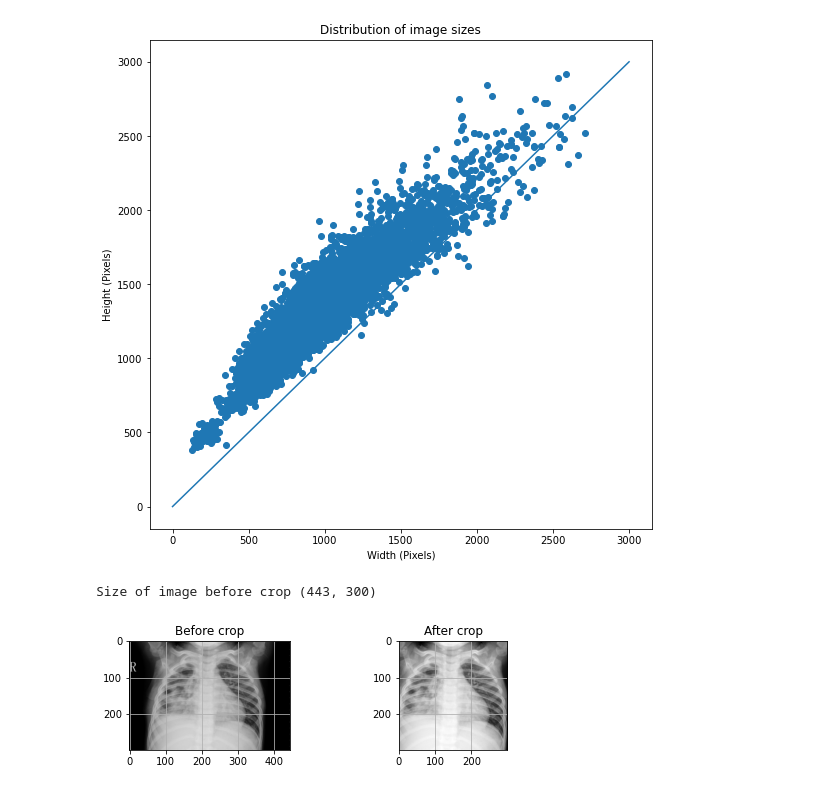
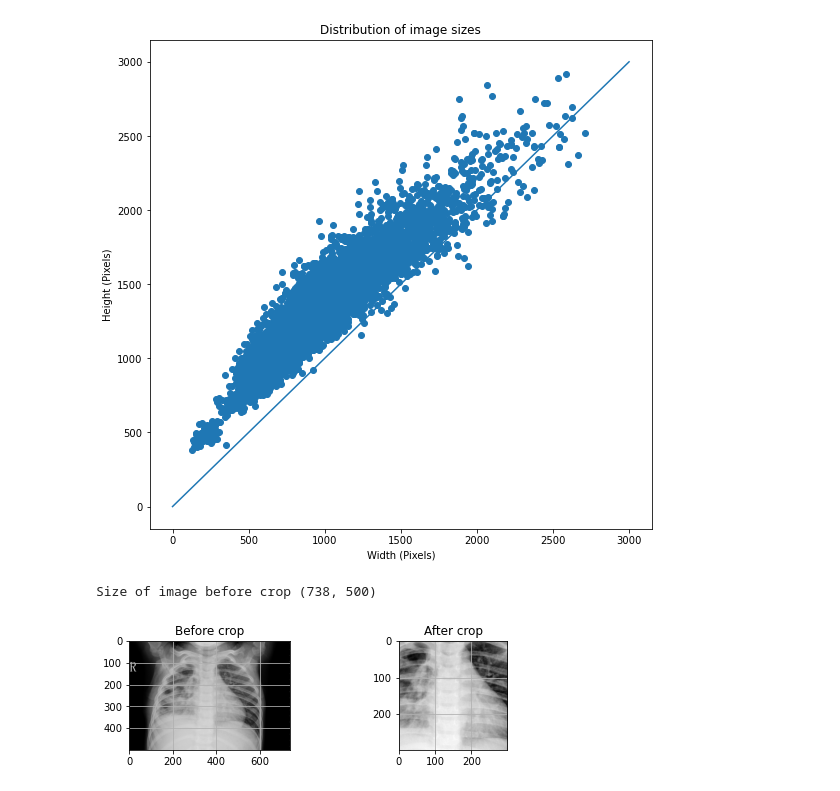
Before and after one commit to smallcuber/kaggle_ml_pneumonia, a Jupyter notebook: main.ipynb, the cells around one changed output. Saved outputs shown, nothing was run; the diff lists cells and outputs as text; code cells hidden in the pictures.

```diff
--- a/main.ipynb
+++ b/main.ipynb
@@ -42,7 +42,7 @@ def is_greyscale(im):
     return True
 # %%
 # img = Image.open('Data/chest_xray/train/PNEUMONIA/person1_bacteria_1.jpeg')
-img = Image.open('Data/chest_xray/train/NORMAL/IM-0225-0001.jpeg')
+img = Image.open('../Pneumonia_classification_data/chest_xray/train/NORMAL/IM-0225-0001.jpeg')
 print(img.size)
 if is_greyscale(img):
     print(f'The image is greyscale.')
@@ -69,7 +69,7 @@ plt.title("distribution of pixels")
 Text(0.5, 1.0, 'distribution of pixels')
 [figure]
 # %%
-dir = r'Data/chest_xray'
+dir = r'../Pneumonia_classification_data/chest_xray'
 
 list_size_not_norm = []
 min_width = 99999
@@ -97,7 +97,7 @@ print(f'Picture minimum width: {min_width:.1f}, minimum height {min_height:.1f}'
 # %% [output]
 Picture minimum width: 384.0, minimum height 127.0
 # %%
-dir = r'Data/chest_xray'
+dir = r'../Pneumonia_classification_data/chest_xray'
 widths = []
 heights = []
 shapes = []
@@ -119,17 +119,17 @@ plt.ylabel('Height (Pixels)')
 Text(0, 0.5, 'Height (Pixels)')
 [figure]
 # %%
-new_img = resize_image_limit(img, 300, 300)
+new_img = resize_image_limit(img, 500, 500)
 print(f'Size of image before crop {new_img.size}')
 fig, imgs = plt.subplots(1, 2, figsize=(8,2))
 imgs[0].imshow(new_img, cmap='gray')
 imgs[0].set_title('Before crop')
 imgs[0].grid(True)
 crop_img = transforms.CenterCrop(size=300)(new_img)
 imgs[1].imshow(crop_img, cmap='gray')
 imgs[1].set_title('After crop')
 imgs[1].grid(True)
 # %% [output]
-Size of image before crop (443, 300)
+Size of image before crop (738, 500)
-[figure, old version]
+[figure, new version]
 # %%
```
Also changed, not shown: parts of 1 cell of this notebook, 1 other file.
